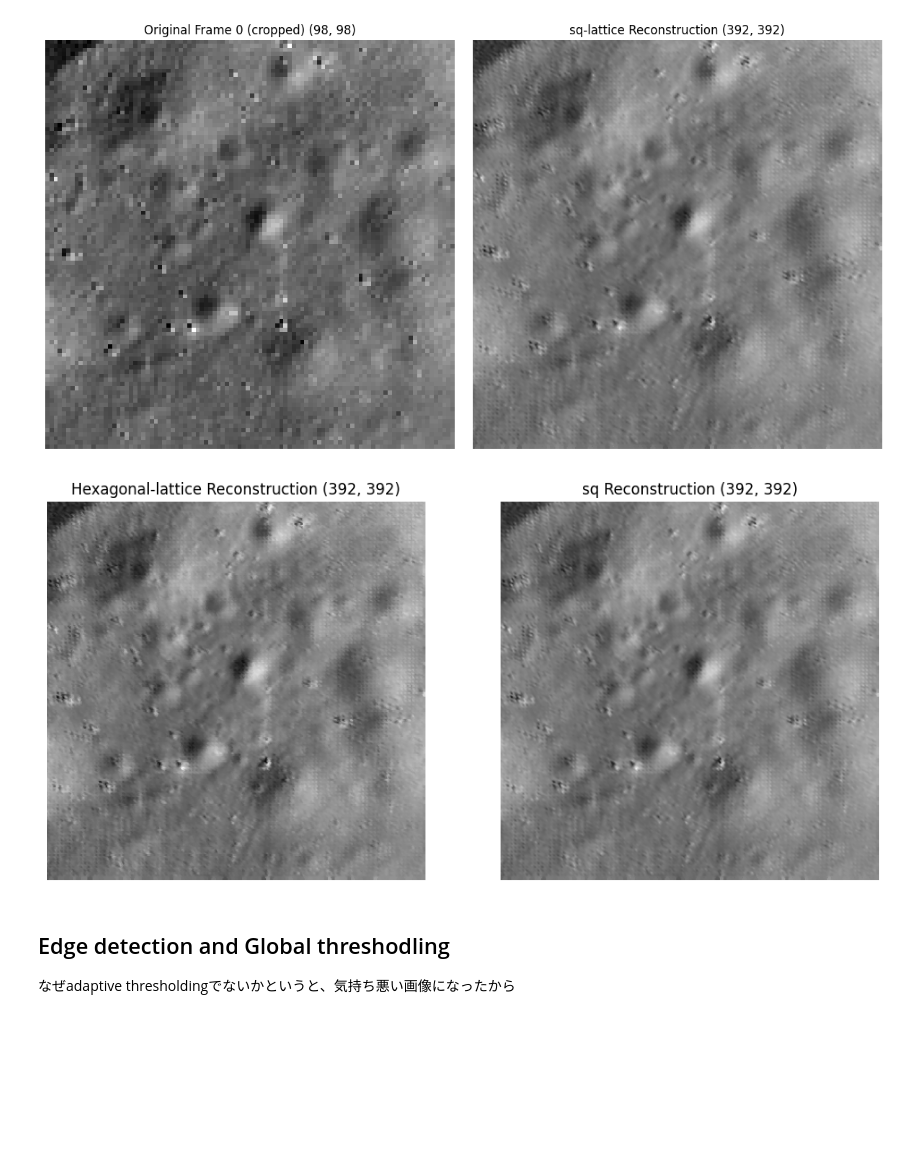
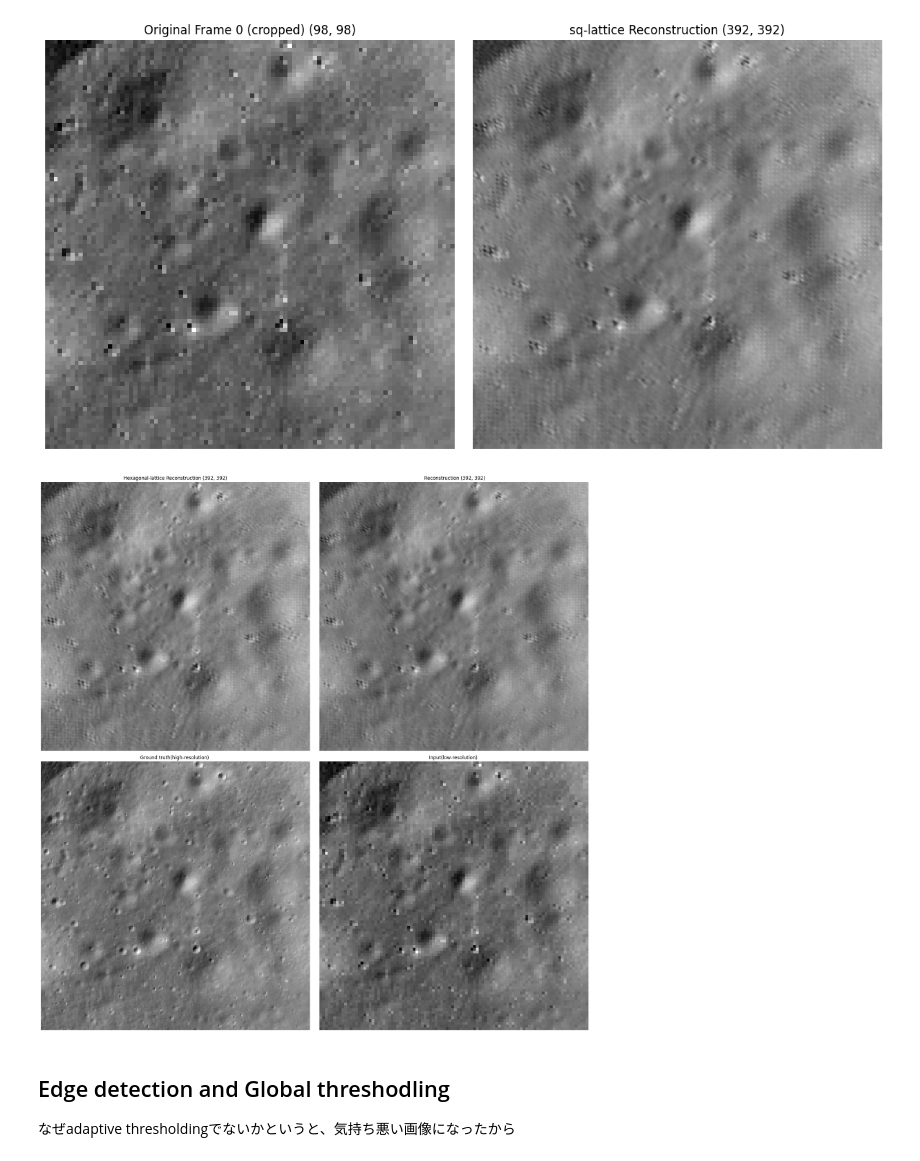
Before and after one commit to haru452/anime_super-resolution, a Jupyter notebook: hexgon.ipynb, the cells around one changed output. Cells and saved outputs as stored; diff of their text form; code cells hidden in the pictures; blank space fills up the shorter version.

```diff
--- a/hexgon.ipynb
+++ b/hexgon.ipynb
@@ -13,10 +13,11 @@ from scipy.spatial import cKDTree
 # 0. 画像の読み込み
 # ======================================================
 paths = sorted(glob.glob("bs*.png"))  # bs1.png ~ bs4.png
-images = [cv2.imread(p, cv2.IMREAD_GRAYSCALE).astype(np.float32) for p in paths]
-for i,img in enumerate( images):
+images_original = [cv2.imread(p, cv2.IMREAD_GRAYSCALE).astype(np.float32) for p in paths]
+images = []
+for img in images_original:
   new_size = (img.shape[1] // 2, img.shape[0] // 2)
-  images[i] = cv2.resize(img, new_size, interpolation=cv2.INTER_CUBIC)
+  images.append(cv2.resize(img, new_size, interpolation=cv2.INTER_CUBIC))
 
 if not images or any(img is None for img in images):
     raise FileNotFoundError("画像が見つかりません。paths のパスを確認してください。")
@@ -47,6 +48,9 @@ def align_rotation(base, img):
 print("\n回転補正を適用中...")
 aligned_images = [images[0]] + [align_rotation(images[0], img) for img in images[1:]]
 
+print("\n回転補正をground truthにも適用中...")
+aligned_images_original = [images_original[0]] + [align_rotation(images_original[0], img) for img in images_original[1:]]
+
 
 # ======================================================
 # 2. 有効領域のクロップ(縁のアーティファクトを除去)
@@ -60,6 +64,10 @@ def crop_valid_region(imgs, margin_ratio=0.12):
 aligned_images = crop_valid_region(aligned_images, margin_ratio=0.12)
 h, w = aligned_images[0].shape
 print(f"クロップ後のサイズ: {aligned_images[0].shape}")
+
+aligned_images_original = crop_valid_region(aligned_images_original, margin_ratio=0.12)
+h1, w1 = aligned_images_original[0].shape
+print(f"クロップ後のoriginalのサイズ: {aligned_images_original[0].shape}")
 
 
 # ======================================================
@@ -332,22 +338,35 @@ plt.show()
 結果を 'square_reconstruction.png' に保存しました。
 [figure]
 # %%
-plt.figure(figsize=(12, 6))
+plt.figure(figsize=(20, 20))
 
 
-plt.subplot(1, 2, 1)
+plt.subplot(2, 2, 1)
 plt.title(f"Hexagonal-lattice Reconstruction {raster_u8.shape}")
 plt.imshow(raster_u8, cmap='gray')
 plt.axis('off')
 
-plt.subplot(1, 2, 2)
-plt.title(f"sq Reconstruction {raster_u8_sq.shape}")
+plt.subplot(2, 2, 2)
+plt.title(f" Reconstruction {raster_u8_sq.shape}")
 plt.imshow(raster_u8_sq, cmap='gray')
 plt.axis('off')
 
+plt.subplot(2, 2, 3)
+plt.title(f"Ground truth(high-resolution) ")
+plt.imshow(aligned_images_original[0], cmap='gray')
+plt.axis('off')
+
+plt.subplot(2, 2, 4)
+plt.title(f"Input(low-resolution) ")
+plt.imshow(aligned_images[0], cmap='gray')
+plt.axis('off')
+
+plt.tight_layout()
+plt.savefig("sq_hx_comparison.png", dpi=150)
+
 plt.show()
 # %% [output]
-[figure, old version]
+[figure, new version]
 # %% [markdown]
 ## Edge detection and Global threshodling
 なぜadaptive thresholdingでないかというと、気持ち悪い画像になったから
```
Also changed, not shown: parts of 2 cells of this notebook.
